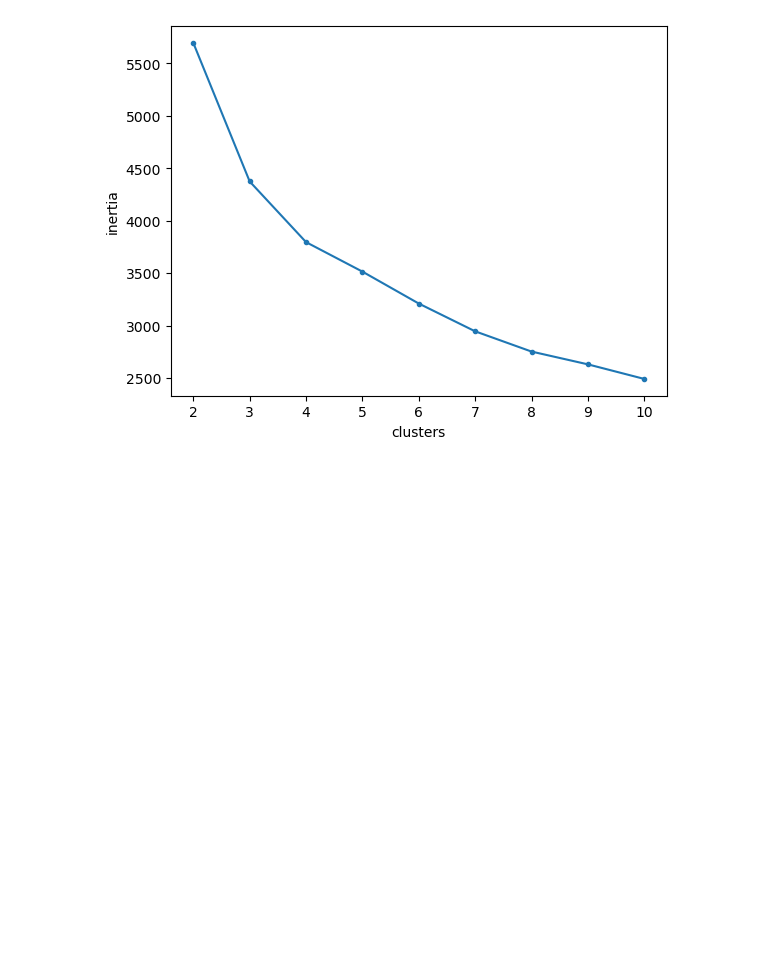
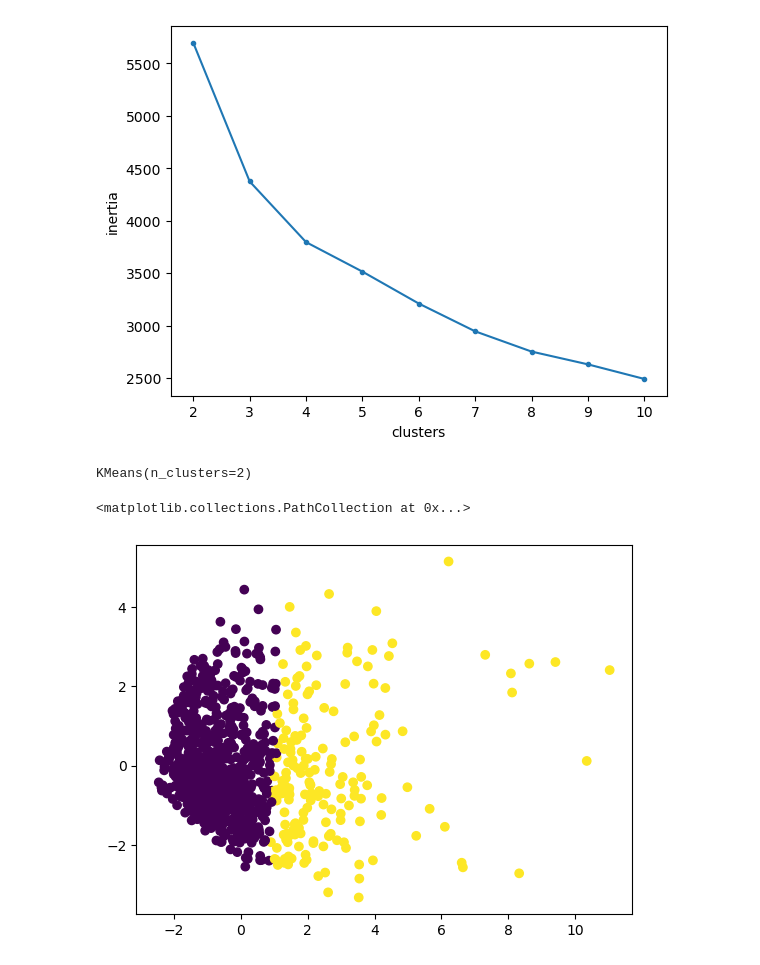
Before and after one commit to sof2401/Intermediate-ML, a Jupyter notebook: PCA to Visualize Clusters (Practice).ipynb, the cells around one changed output. Saved outputs shown, nothing was run; the diff lists cells and outputs as text; code cells hidden in the pictures; blank space fills up the shorter version.

```diff
--- a/PCA to Visualize Clusters (Practice).ipynb
+++ b/PCA to Visualize Clusters (Practice).ipynb
@@ -85,3 +88,17 @@ plt.ylabel('inertia')
 # %% [output]
 Text(0, 0.5, 'inertia')
 [figure]
+# %%
+kmeans_model = KMeans(n_clusters=2)
+
+kmeans_model.fit(scaled_df)
+# %% [output]
+KMeans(n_clusters=2)
+# %%
+pca = PCA()
+pca_df = pca.fit_transform(scaled_df)
+# %%
+plt.scatter(pca_df[:,0], pca_df[:,1], c=kmeans_model.labels_)
+# %% [output]
+<matplotlib.collections.PathCollection at 0x...>
+[figure, added]
```
Also changed, not shown: parts of 2 cells of this notebook.
